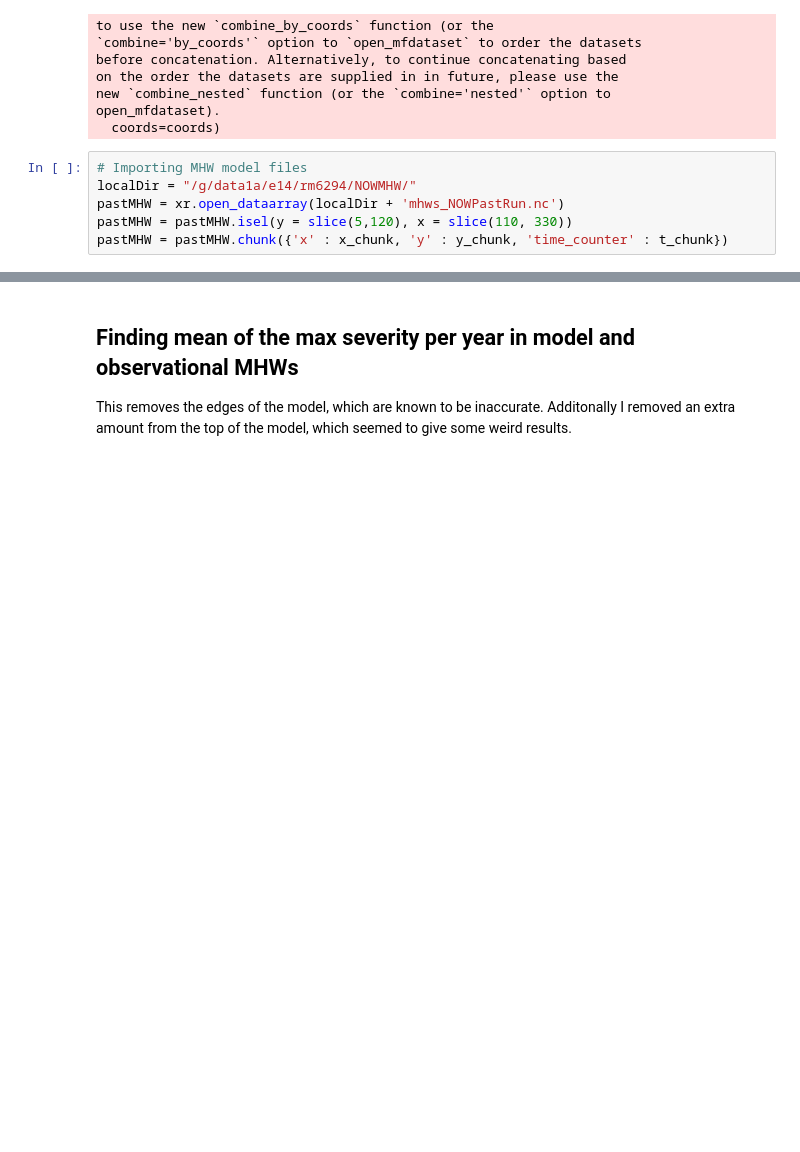
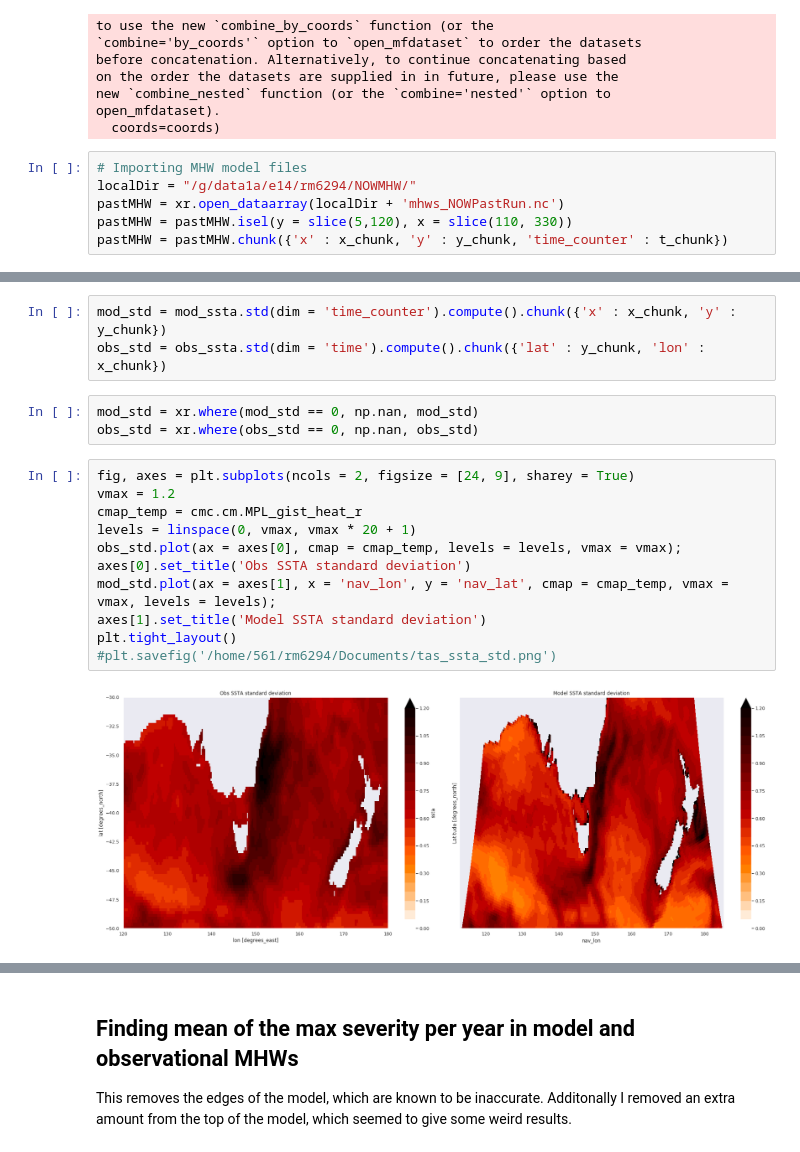
Before and after one commit to ritwik1111/MHW, a Jupyter notebook: MHW_Statistics_NOAA.ipynb, the cells around one changed output, grey strips where cells are left out. Drawn from its saved outputs; the diff is of its cells as text; blank space fills up the shorter version.

```diff
--- a/MHW_Statistics_NOAA.ipynb
+++ b/MHW_Statistics_NOAA.ipynb
@@ -57,0 +88,19 @@ pastMHW = pastMHW.chunk({'x' : x_chunk, 'y' : y_chunk, 'time_counter' : t_chunk}
+# %%
+mod_std = mod_ssta.std(dim = 'time_counter').compute().chunk({'x' : x_chunk, 'y' : y_chunk})
+obs_std = obs_ssta.std(dim = 'time').compute().chunk({'lat' : y_chunk, 'lon' : x_chunk})
+# %%
+mod_std = xr.where(mod_std == 0, np.nan, mod_std)
+obs_std = xr.where(obs_std == 0, np.nan, obs_std)
+# %%
+fig, axes = plt.subplots(ncols = 2, figsize = [24, 9], sharey = True)
+vmax = 1.2
+cmap_temp = cmc.cm.MPL_gist_heat_r
+levels = linspace(0, vmax, vmax * 20 + 1)
+obs_std.plot(ax = axes[0], cmap = cmap_temp, levels = levels, vmax = vmax);
+axes[0].set_title('Obs SSTA standard deviation')
+mod_std.plot(ax = axes[1], x = 'nav_lon', y = 'nav_lat', cmap = cmap_temp, vmax = vmax, levels = levels);
+axes[1].set_title('Model SSTA standard deviation')
+plt.tight_layout()
+#plt.savefig('/home/561/rm6294/Documents/tas_ssta_std.png')
+# %% [output]
+[figure, added]
```
Also changed, not shown: parts of 20 cells of this notebook, 1 other file.
